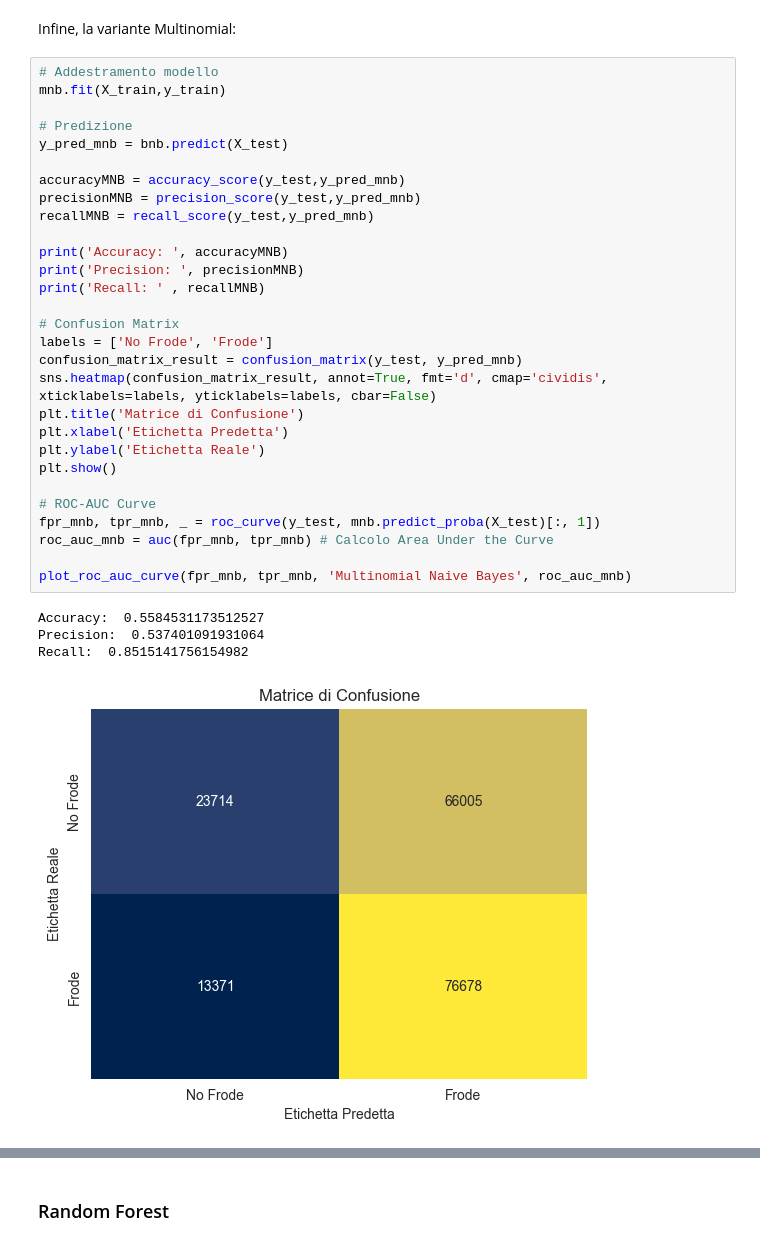
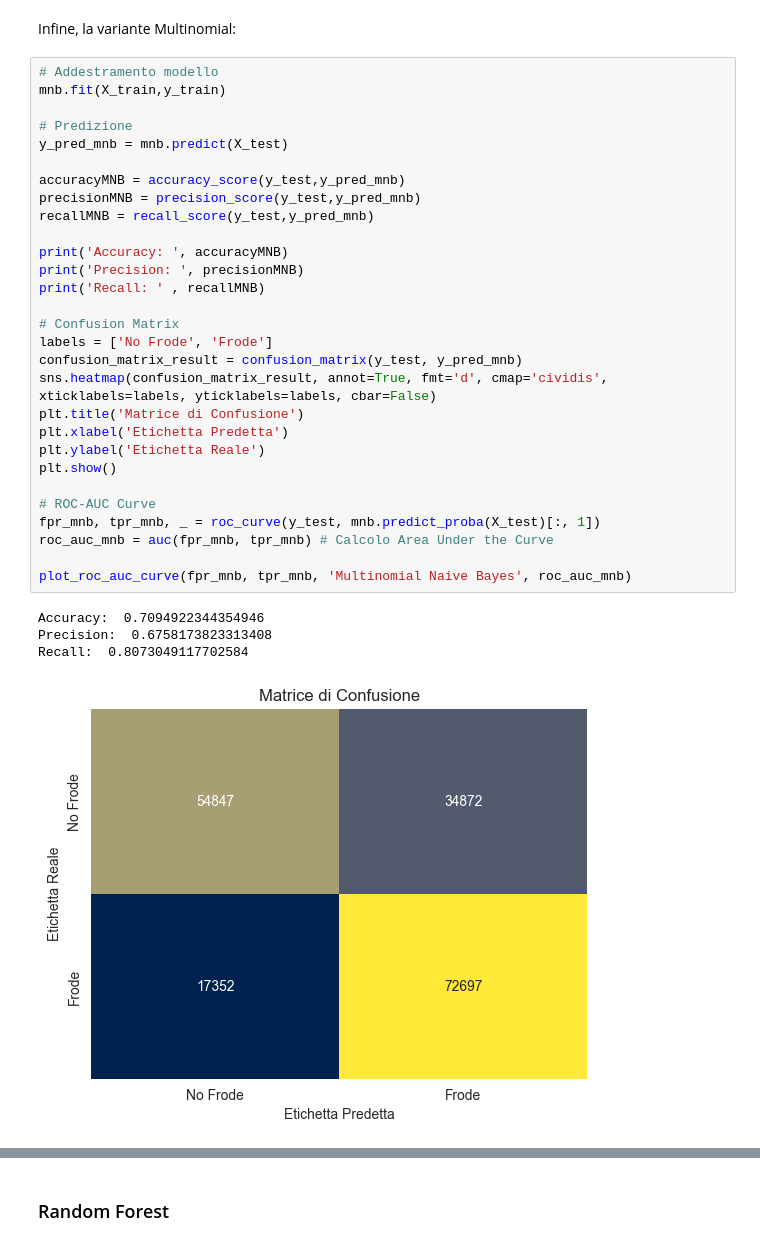
Before and after one commit to marcosantoriello/CCFDetector, a Jupyter notebook: CreditCardFraudDetector.ipynb, the cells around one changed output, grey strips where cells are left out. Saved outputs shown, nothing was run; the diff lists cells and outputs as text.

```diff
--- a/CreditCardFraudDetector.ipynb
+++ b/CreditCardFraudDetector.ipynb
@@ -599,37 +599,37 @@ Infine, la variante Multinomial:
 # %%
 # Addestramento modello
 mnb.fit(X_train,y_train)
 
 # Predizione
-y_pred_mnb = bnb.predict(X_test)
+y_pred_mnb = mnb.predict(X_test)
 
 accuracyMNB = accuracy_score(y_test,y_pred_mnb)
 precisionMNB = precision_score(y_test,y_pred_mnb)
 recallMNB = recall_score(y_test,y_pred_mnb)
 
 print('Accuracy: ', accuracyMNB)
 print('Precision: ', precisionMNB)
 print('Recall: ' , recallMNB)
 
 # Confusion Matrix
 labels = ['No Frode', 'Frode']
 confusion_matrix_result = confusion_matrix(y_test, y_pred_mnb)
 sns.heatmap(confusion_matrix_result, annot=True, fmt='d', cmap='cividis', xticklabels=labels, yticklabels=labels, cbar=False)
 plt.title('Matrice di Confusione')
 plt.xlabel('Etichetta Predetta')
 plt.ylabel('Etichetta Reale')
 plt.show()
 
 # ROC-AUC Curve
 fpr_mnb, tpr_mnb, _ = roc_curve(y_test, mnb.predict_proba(X_test)[:, 1])
 roc_auc_mnb = auc(fpr_mnb, tpr_mnb) # Calcolo Area Under the Curve
 
 plot_roc_auc_curve(fpr_mnb, tpr_mnb, 'Multinomial Naive Bayes', roc_auc_mnb)
 # %% [output]
-Accuracy:  0.5584531173512527
-Precision:  0.537401091931064
-Recall:  0.8515141756154982
+Accuracy:  0.7094922344354946
+Precision:  0.6758173823313408
+Recall:  0.8073049117702584
-[figure, old version]
+[figure, new version]
 [figure]
 # %% [markdown]
 ### Random Forest
```
Also changed, not shown: 15 other files.
